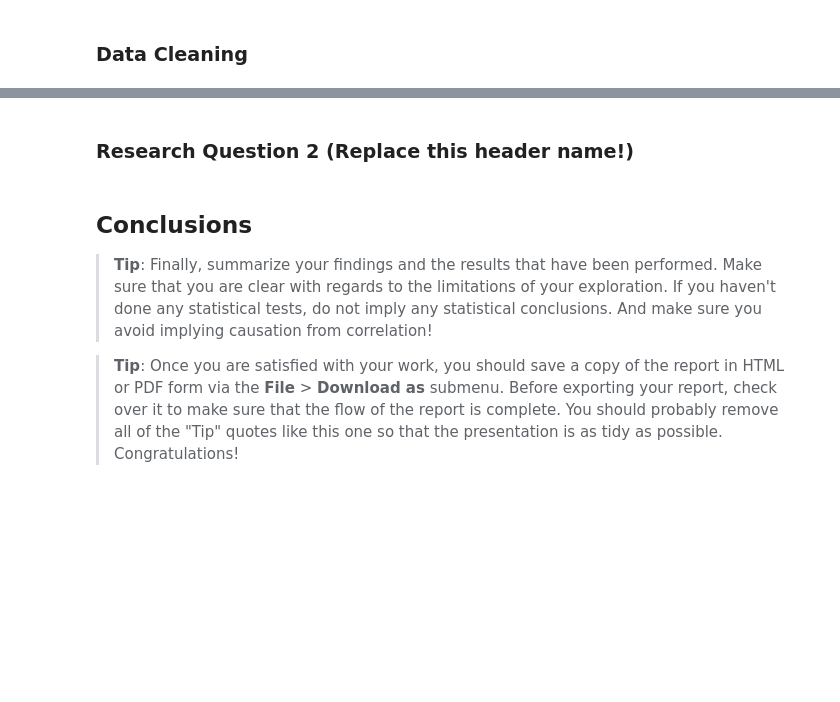
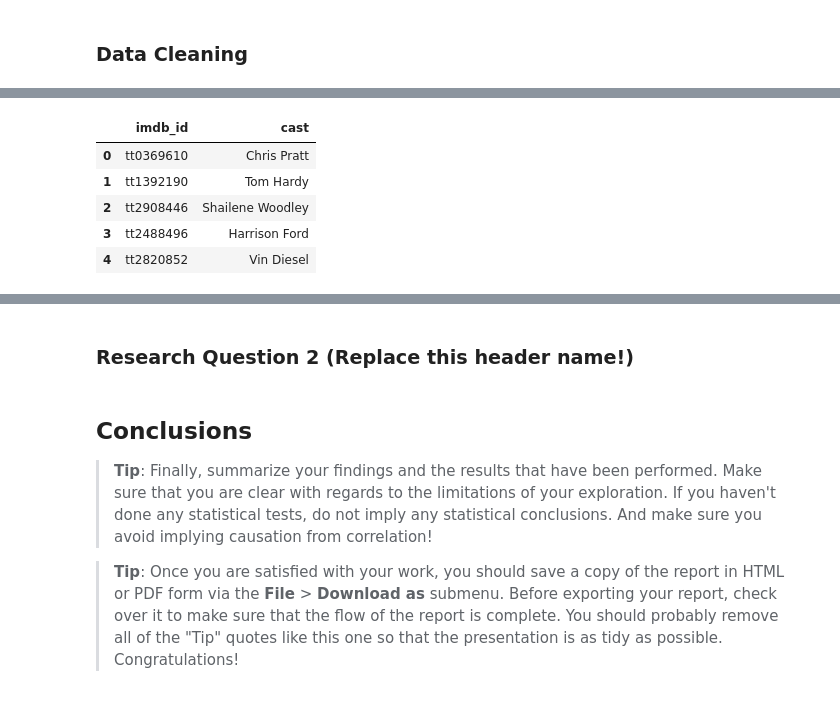
Before and after one commit to arielma/tmdb-movies-dataset-analysis, a Jupyter notebook: Xiaohang_Ma TMDB Movie Data Analysis.ipynb, the cells around one changed output, grey strips where cells are left out. Cells and saved outputs as stored; diff of their text form; code cells hidden in the pictures; blank space fills up the shorter version.

```diff
--- a/Xiaohang_Ma TMDB Movie Data Analysis.ipynb
+++ b/Xiaohang_Ma TMDB Movie Data Analysis.ipynb
@@ -255,0 +298,14 @@ movies_df_cleaned.count()
+# %%
+# 6. Creating a new dataset `movies_df_actor` from `movies_df_imdb_id_cleaned` where rows that `cast` field is not `NaN`.
+#    Note that only the first actor listed will be selected. Therefore there should not have any duplicate imdb_id in this dataset.
+#    Columns in the dataset are: `imdb_id`, `actor`.
+movies_df_actor = return_cleaned_data_for_char_column('cast')
+movies_df_actor['cast'] = movies_df_actor['cast'].apply(get_first_actor)
+movies_df_actor.head()
+# %% [output]
+|  | imdb_id | cast |
+| 0 | tt0369610 | Chris Pratt |
+| 1 | tt1392190 | Tom Hardy |
+| 2 | tt2908446 | Shailene Woodley |
+| 3 | tt2488496 | Harrison Ford |
+| 4 | tt2820852 | Vin Diesel |
```
Also changed, not shown: parts of 25 cells of this notebook.
